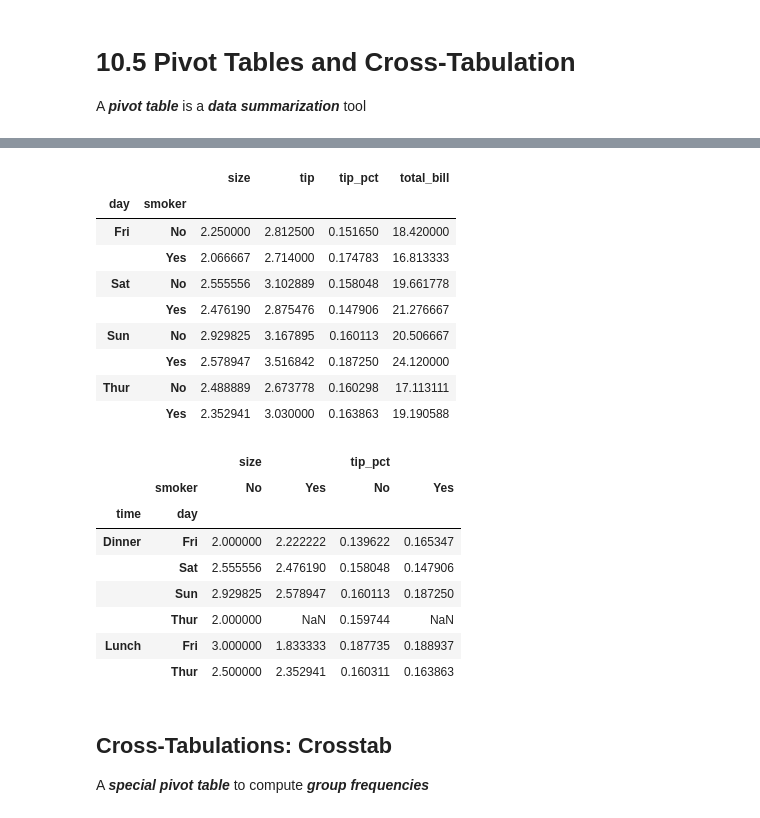
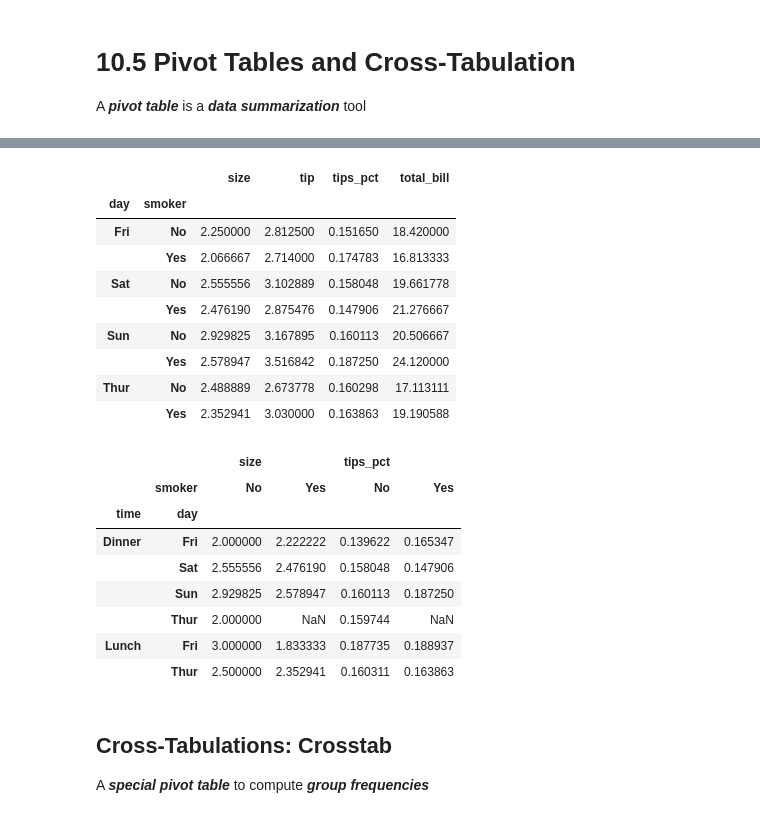
Before and after one commit to surayajohari/STQD6014-Data-Science, a Jupyter notebook: suraya_Week12_DataAggregation_20240107_WC.ipynb, the cells around one changed output, grey strips where cells are left out. Cells and saved outputs as stored; diff of their text form; code cells hidden in the pictures.

```diff
--- a/suraya_Week12_DataAggregation_20240107_WC.ipynb
+++ b/suraya_Week12_DataAggregation_20240107_WC.ipynb
@@ -1265,8 +1271,9 @@ tips
 # %%
 # pivot table - getting mean for each column
 # A groupby function
+tips.pivot_table(index=['day', 'smoker'])
 # %% [output]
-|  |  | size | tip | tip_pct | total_bill |
+|  |  | size | tip | tips_pct | total_bill |
 | day | smoker |  |  |  |  |
 | Fri | No | 2.250000 | 2.812500 | 0.151650 | 18.420000 |
 |  | Yes | 2.066667 | 2.714000 | 0.174783 | 16.813333 |
@@ -1279,8 +1286,9 @@ tips
 # %%
 # Another example - getting mean for size and tip_pct columns
 # Complex but very useful
+tips.pivot_table(index=['time','day'], columns='smoker', values=['tips_pct', 'size'])
 # %% [output]
-|  |  | size |  | tip_pct |  |
+|  |  | size |  | tips_pct |  |
 |  | smoker | No | Yes | No | Yes |
 | time | day |  |  |  |  |
 | Dinner | Fri | 2.000000 | 2.222222 | 0.139622 | 0.165347 |
```
Also changed, not shown: parts of 14 cells of this notebook.
